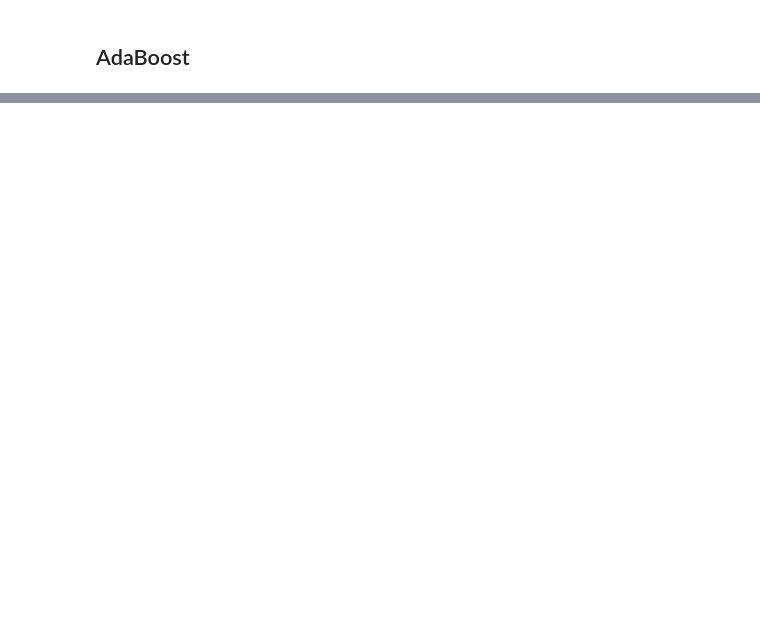
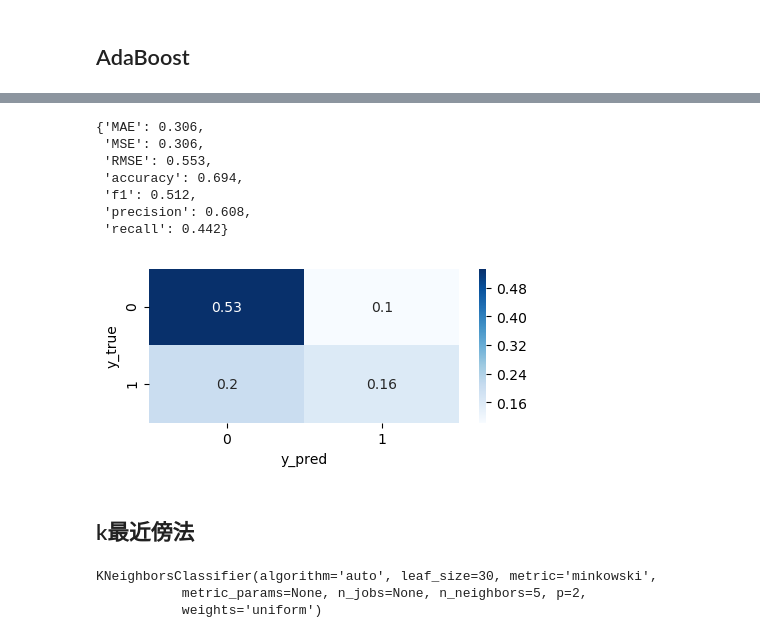
Before and after one commit to masam101376/kickstarter-projects, a Jupyter notebook: practice_marged.ipynb, the cells around one changed output, grey strips where cells are left out. Saved outputs shown, nothing was run; the diff lists cells and outputs as text; code cells hidden in the pictures; blank space fills up the shorter version.

Commit message:
Tried kNeighbor, PCA, & NeuralNetwork.

```diff
--- a/practice_marged.ipynb
+++ b/practice_marged.ipynb
@@ -1142,0 +871,6 @@ Epoch 15/15
+# %%
+stats = errors_and_scores(res)
+pprint.pprint(stats)
+conf_mat(res)
+
+summary['Adaboost'] = stats
@@ -1142,0 +935,29 @@ Epoch 15/15
+# %%
+y_pred = model.predict_classes(X_test).reshape(-1)
+res = pd.DataFrame({'y_true':y_test, 'y_pred':y_pred})
+
+stats = errors_and_scores(res)
+pprint.pprint(stats)
+conf_mat(res)
+
+summary['NeuralNetwork'] = stats
+# %% [output]
+{'MAE': 0.306,
+ 'MSE': 0.306,
+ 'RMSE': 0.553,
+ 'accuracy': 0.694,
+ 'f1': 0.512,
+ 'precision': 0.608,
+ 'recall': 0.442}
+[figure, added]
+# %% [markdown]
+## k最近傍法
+# %%
+clf = KNeighborsClassifier(n_neighbors=5)
+
+X_train, X_test, y_train, y_test = train_test_split(X, y, test_size=0.2, random_state=1234)
+clf.fit(X_train, y_train)
+# %% [output]
+KNeighborsClassifier(algorithm='auto', leaf_size=30, metric='minkowski',
+           metric_params=None, n_jobs=None, n_neighbors=5, p=2,
+           weights='uniform')
```
Also changed, not shown: parts of 60 cells of this notebook.
